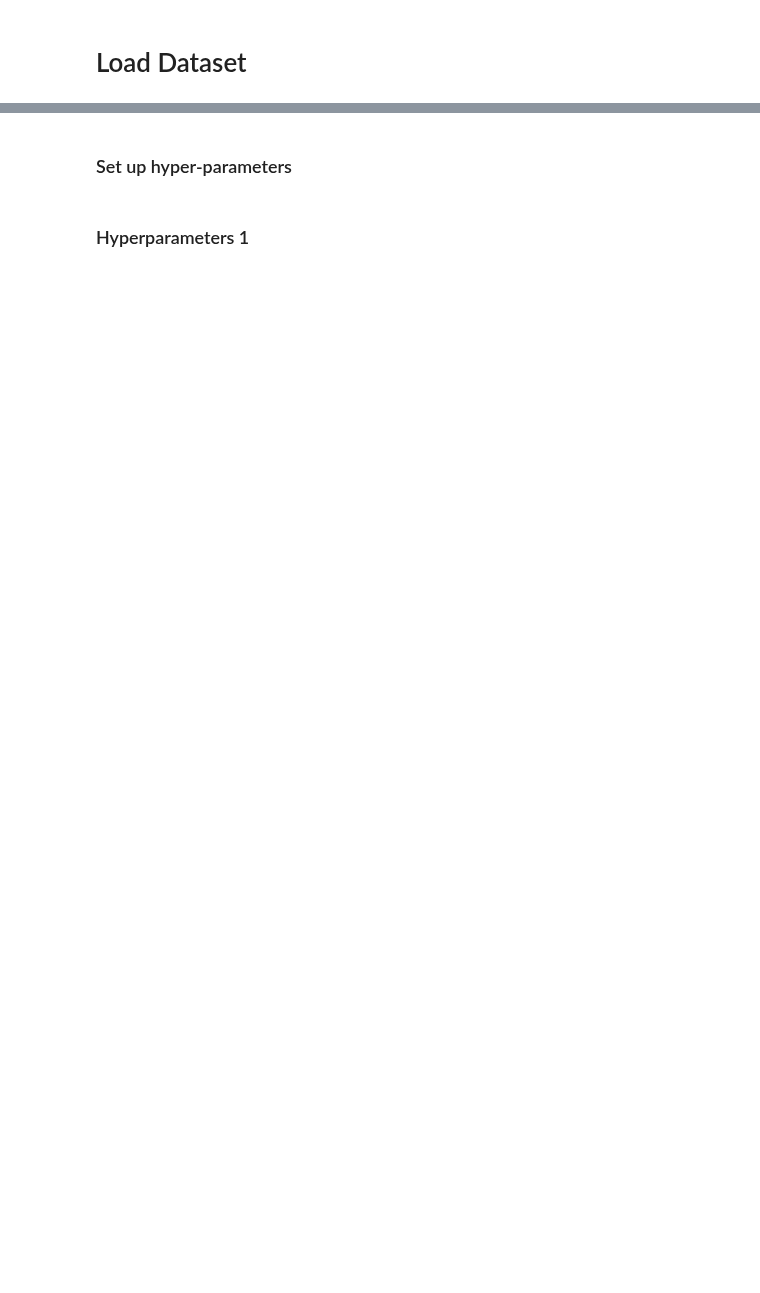
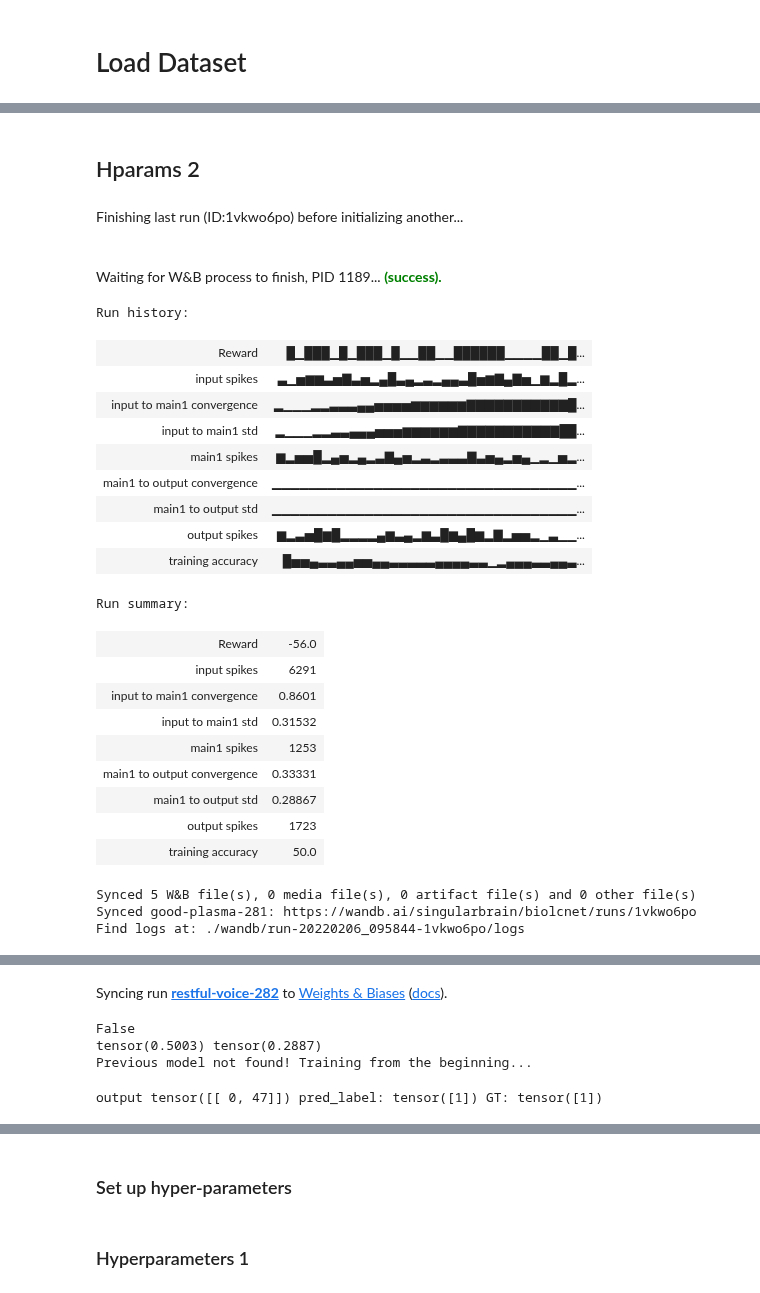
Before and after one commit to Singular-Brain/DeepBioLCNet, a Jupyter notebook: BioLCNet_XOR_MNIST.ipynb, the cells around one changed output, grey strips where cells are left out. Drawn from its saved outputs; the diff is of its cells as text; code cells hidden in the pictures; blank space fills up the shorter version.

Commit message:
add hparams

```diff
--- a/BioLCNet_XOR_MNIST.ipynb
+++ b/BioLCNet_XOR_MNIST.ipynb
@@ -1866,0 +1894,23 @@ output tensor([[39,  0]]) pred_label: tensor([0]) GT: tensor([1])
+# %% [markdown]
+## Hparams 2
+# %%
+train_hparams = {
+    'n_train' : 2000,
+    'n_test' : 1,
+    'n_val' : 1,
+    'val_interval' : 60000,
+    'running_window_length': 100,
+}
+# %%
+# Dataset Hyperparameter
+mask = None
+mask_test = None
+n_classes = 2
+target_classes = None
+
+data_hparams = {
+    'intensity': 128,
+    'time': 256,
+    'crop_size': 40,
+    'round_input': False,
+}
@@ -1866,0 +2052,36 @@ output tensor([[39,  0]]) pred_label: tensor([0]) GT: tensor([1])
+# %%
+dataloader,val_loader = load_datasets(network_hparams, data_hparams)
+# %%
+manual_seed(SEED)
+hparams = {**reward_hparams, **network_hparams, **train_hparams, **data_hparams}
+if WANDB:
+    wandb.init(project='BioLCNet', entity='singularbrain', config=network_hparams)
+
+net = LCNet(**hparams, reward_fn = DynamicDopamineInjection, wandb_active = WANDB)
+net.fit(dataloader = dataloader, val_loader = val_loader, reward_hparams = reward_hparams, **train_hparams)
+# %% [output]
+Finishing last run (ID:1vkwo6po) before initializing another...
+Waiting for W&B process to finish, PID 1189... (success).
+Run history:
+| Reward | █▁███▁█▁███▁█▁▁██▁▁██████▁▁▁▁██▁█... |
+| input spikes | ▃▁▅▆▆▃▅▇▃▅▂▄█▃▄▂▃▂▄▄▃█▅▆▇▄▇▅▁▆▂█▂... |
+| input to main1 convergence | ▂▁▁▁▂▂▃▃▃▄▄▅▅▅▅▆▆▆▆▆▆▇▇▇▇▇▇▇▇▇▇▇█... |
+| input to main1 std | ▂▁▁▁▂▂▃▃▄▄▄▅▅▅▆▆▆▆▆▆▇▇▇▇▇▇▇▇▇▇▇██... |
+| main1 spikes | ▆▂▅▅█▂▄▅▂▄▂▃▇▄▅▂▃▂▃▃▃▇▃▅▄▂▅▄▁▂▁▅▂... |
+| main1 to output convergence | ▁▁▁▁▁▁▁▁▁▁▁▁▁▁▁▁▁▁▁▁▁▁▁▁▁▁▁▁▁▁▁▁▁... |
+| main1 to output std | ▁▁▁▁▁▁▁▁▁▁▁▁▁▁▁▁▁▁▁▁▁▁▁▁▁▁▁▁▁▁▁▁▁... |
+| output spikes | ▆▂▃▅█▆█▂▂▂▂▄▆▃▄▂▆▃█▆▄█▆▂▇▂▅▅▂▁▃▁▁... |
+| training accuracy | █▅▅▄▃▃▄▄▅▅▄▄▃▃▃▃▃▄▄▄▄▃▃▁▂▄▄▄▃▃▄▄▃... |
+Run summary:
+| Reward | -56.0 |
+| input spikes | 6291 |
+| input to main1 convergence | 0.8601 |
+| input to main1 std | 0.31532 |
+| main1 spikes | 1253 |
+| main1 to output convergence | 0.33331 |
+| main1 to output std | 0.28867 |
+| output spikes | 1723 |
+| training accuracy | 50.0 |
+Synced 5 W&B file(s), 0 media file(s), 0 artifact file(s) and 0 other file(s)
+Synced good-plasma-281: https://wandb.ai/singularbrain/biolcnet/runs/1vkwo6po
+Find logs at: ./wandb/run-20220206_095844-1vkwo6po/logs
@@ -1866,0 +2089,5 @@ output tensor([[39,  0]]) pred_label: tensor([0]) GT: tensor([1])
+Syncing run restful-voice-282 to Weights & Biases (docs).
+False
+tensor(0.5003) tensor(0.2887)
+Previous model not found! Training from the beginning...
+output tensor([[ 0, 47]]) pred_label: tensor([1]) GT: tensor([1])
```
Also changed, not shown: parts of 20 cells of this notebook.
